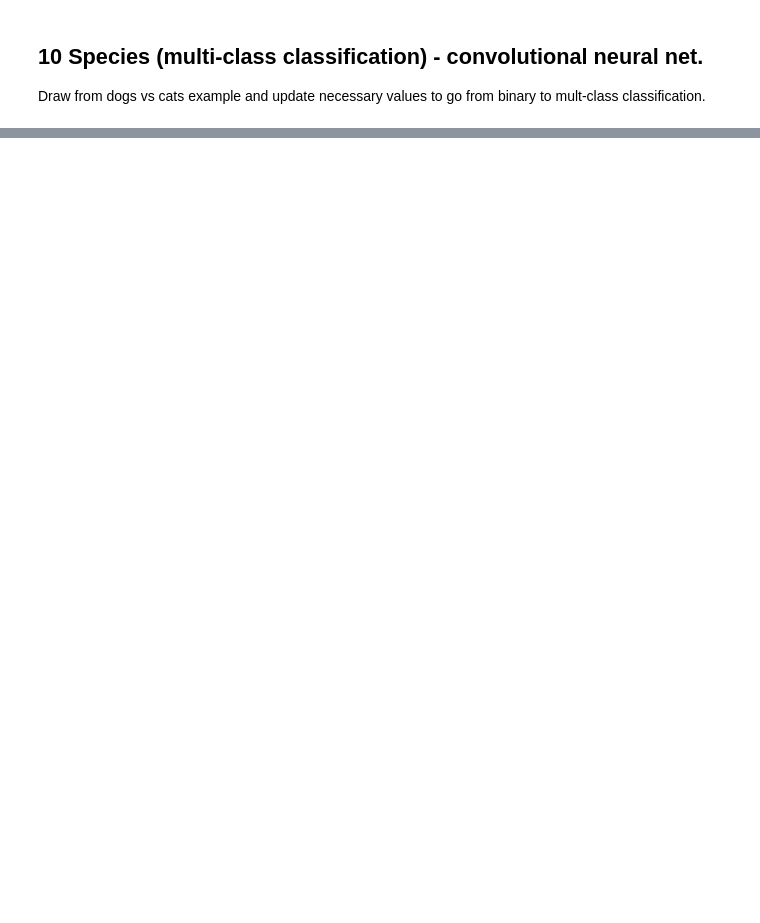
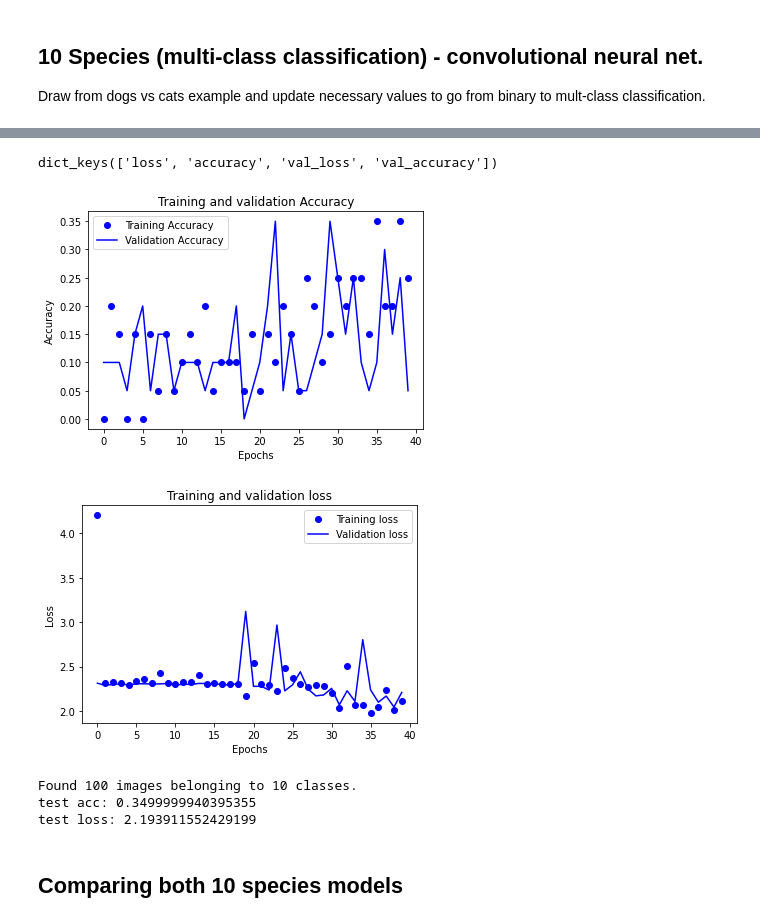
Before and after one commit to palomacartwright/eds232-lab4, a Jupyter notebook: iNaturalist.ipynb, the cells around one changed output, grey strips where cells are left out. Saved outputs shown, nothing was run; the diff lists cells and outputs as text; code cells hidden in the pictures; blank space fills up the shorter version.

```diff
--- a/iNaturalist.ipynb
+++ b/iNaturalist.ipynb
@@ -310,3 +310,7 @@ The test accuracy for the convolutional neural network is higher than that of th
 # %% [markdown]
 ## **10 Species (multi-class classification) - neural net.**
 Draw from 3.5 📰 Newswires (multi-class classification).
+# %%
+train_dir = os.path.join(base_dir, 'spp10/train')
+validation_dir = os.path.join(base_dir, 'spp10/validation')
+test_dir = os.path.join(base_dir, 'spp10/test')
@@ -315,0 +504,7 @@ Draw from dogs vs cats example and update necessary values to go from binary to
+# %%
+history = model.fit(
+      train_generator,
+      steps_per_epoch=5,
+      epochs=40,
+      validation_data=validation_generator,
+      validation_steps=5)
@@ -315,0 +529,54 @@ Draw from dogs vs cats example and update necessary values to go from binary to
+# %%
+
+history_dict = history.history
+history_dict.keys()
+# %% [output]
+dict_keys(['loss', 'accuracy', 'val_loss', 'val_accuracy'])
+# %%
+acc = history.history['accuracy']
+val_acc = history.history['val_accuracy']
+loss = history.history['loss']
+val_loss = history.history['val_loss']
+
+epochs = range(len(acc))
+# %%
+# Plots
+plt.plot(epochs, acc, 'bo', label='Training Accuracy')
+# b is for "solid blue line"
+plt.plot(epochs, val_acc, 'b', label='Validation Accuracy')
+plt.title('Training and validation Accuracy')
+plt.xlabel('Epochs')
+plt.ylabel('Accuracy')
+plt.legend()
+
+plt.show()
+
+
+# "bo" is for "blue dot"
+plt.plot(epochs, loss, 'bo', label='Training loss')
+# b is for "solid blue line"
+plt.plot(epochs, val_loss, 'b', label='Validation loss')
+plt.title('Training and validation loss')
+plt.xlabel('Epochs')
+plt.ylabel('Loss')
+plt.legend()
+
+plt.show()
+# %% [output]
+[figure, added]
+[figure, added]
+# %%
+test_generator = test_datagen.flow_from_directory(
+        test_dir,
+        target_size=(150, 150),
+        batch_size=4,
+        class_mode='categorical')
+test_loss, test_acc = model.evaluate_generator(test_generator, steps=5)
+print('test acc:', test_acc)
+print('test loss:', test_loss)
+# %% [output]
+Found 100 images belonging to 10 classes.
+test acc: 0.3499999940395355
+test loss: 2.193911552429199
+# %% [markdown]
+## Comparing both 10 species models
```
Also changed, not shown: parts of 14 cells of this notebook.
